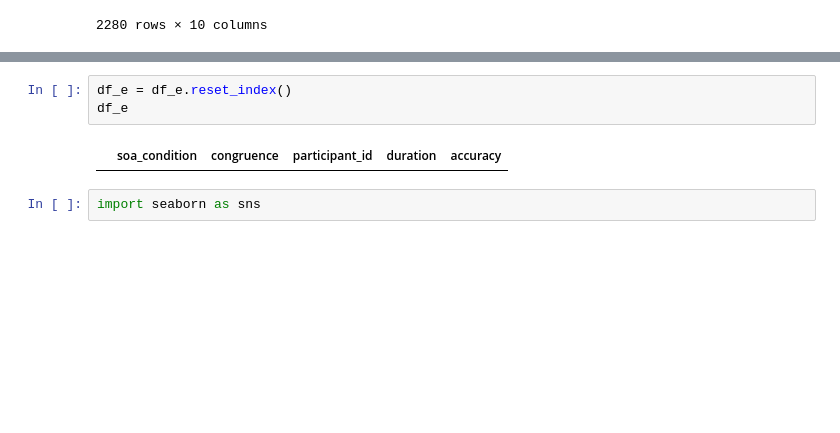
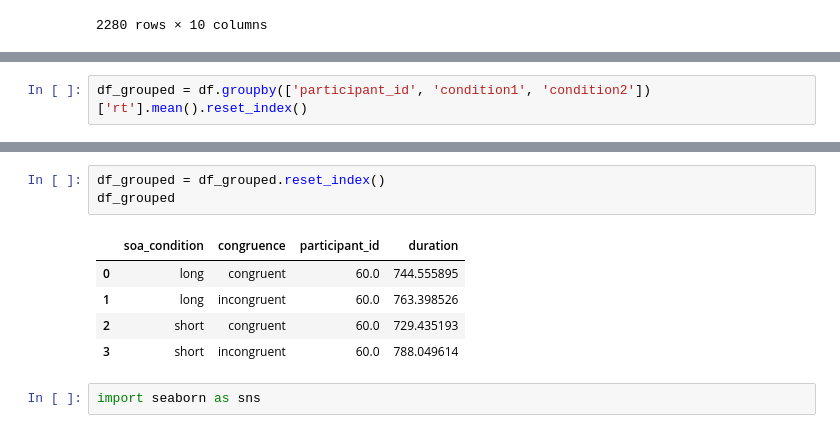
Before and after one commit to ethanweed/ExPsyLing, a Jupyter notebook: experiments/masked_prime/scripts/data-inspection.ipynb, the cells around one changed output, grey strips where cells are left out. Cells and saved outputs as stored; diff of their text form; blank space fills up the shorter version.

```diff
--- a/experiments/masked_prime/scripts/data-inspection.ipynb
+++ b/experiments/masked_prime/scripts/data-inspection.ipynb
@@ -81,0 +95,2 @@ df_e = df_e.groupby(['soa_condition', 'congruence']).mean(['duration'])
+# %%
+df_grouped = df.groupby(['participant_id', 'condition1', 'condition2'])['rt'].mean().reset_index()
@@ -82,8 +106,12 @@ df_e = df_e.groupby(['soa_condition', 'congruence']).mean(['duration'])
 # %%
-df_e = df_e.reset_index()
-df_e
+df_grouped = df_grouped.reset_index()
+df_grouped
 # %% [output]
-|  | soa_condition | congruence | participant_id | duration | accuracy |
+|  | soa_condition | congruence | participant_id | duration |
+| 0 | long | congruent | 60.0 | 744.555895 |
+| 1 | long | incongruent | 60.0 | 763.398526 |
+| 2 | short | congruent | 60.0 | 729.435193 |
+| 3 | short | incongruent | 60.0 | 788.049614 |
 # %%
 import seaborn as sns
 # %%
```
Also changed, not shown: parts of 8 cells of this notebook, 1 other file.
